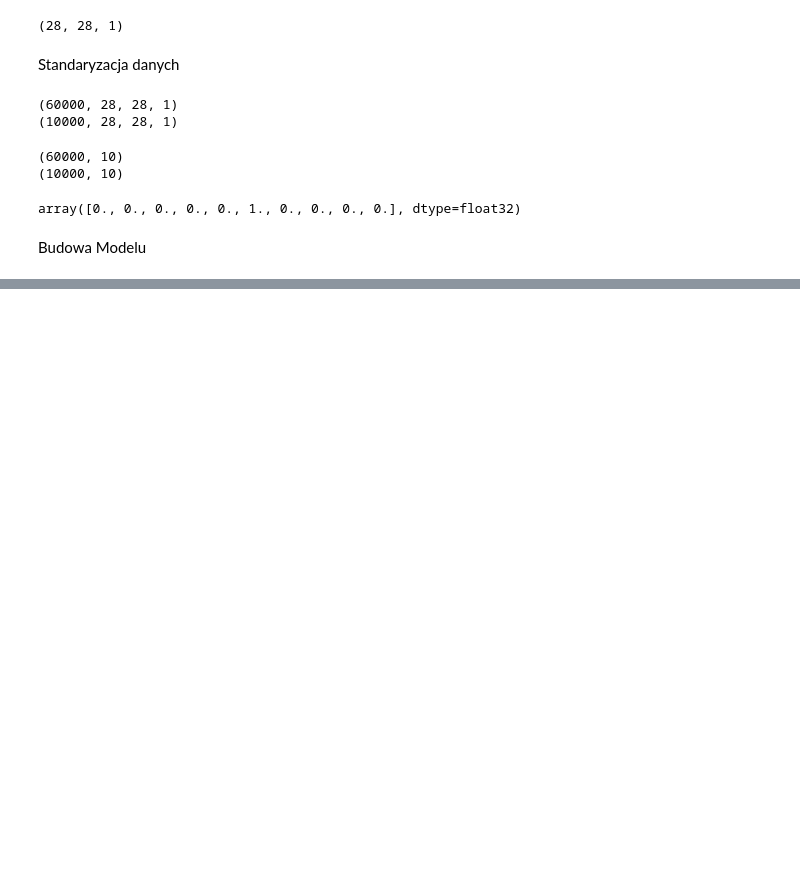
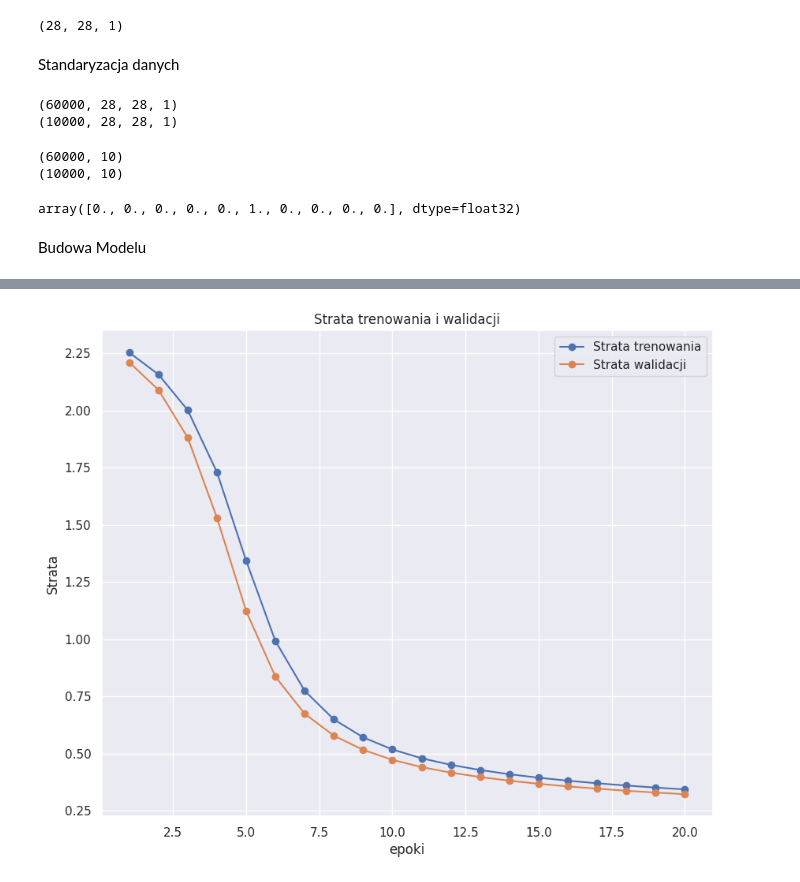
Before and after one commit to Adam129511/sieci2, a Jupyter notebook: Sieć_konwolucyjna.ipynb, the cells around one changed output, grey strips where cells are left out. Drawn from its saved outputs; the diff is of its cells as text; code cells hidden in the pictures; blank space fills up the shorter version.

```diff
--- a/Sieć_konwolucyjna.ipynb
+++ b/Sieć_konwolucyjna.ipynb
@@ -128,0 +175,4 @@ Epoch 6/20
+# %%
+make_loss_plot(history)
+# %% [output]
+[figure, added]
```
Also changed, not shown: parts of 5 cells of this notebook.
